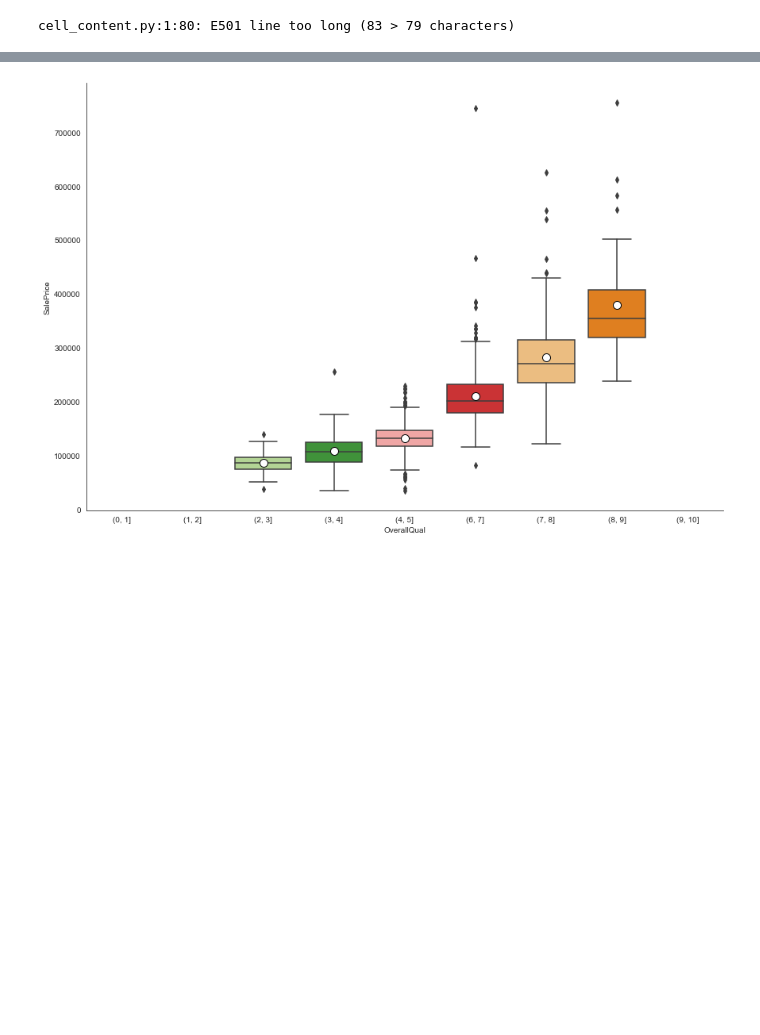
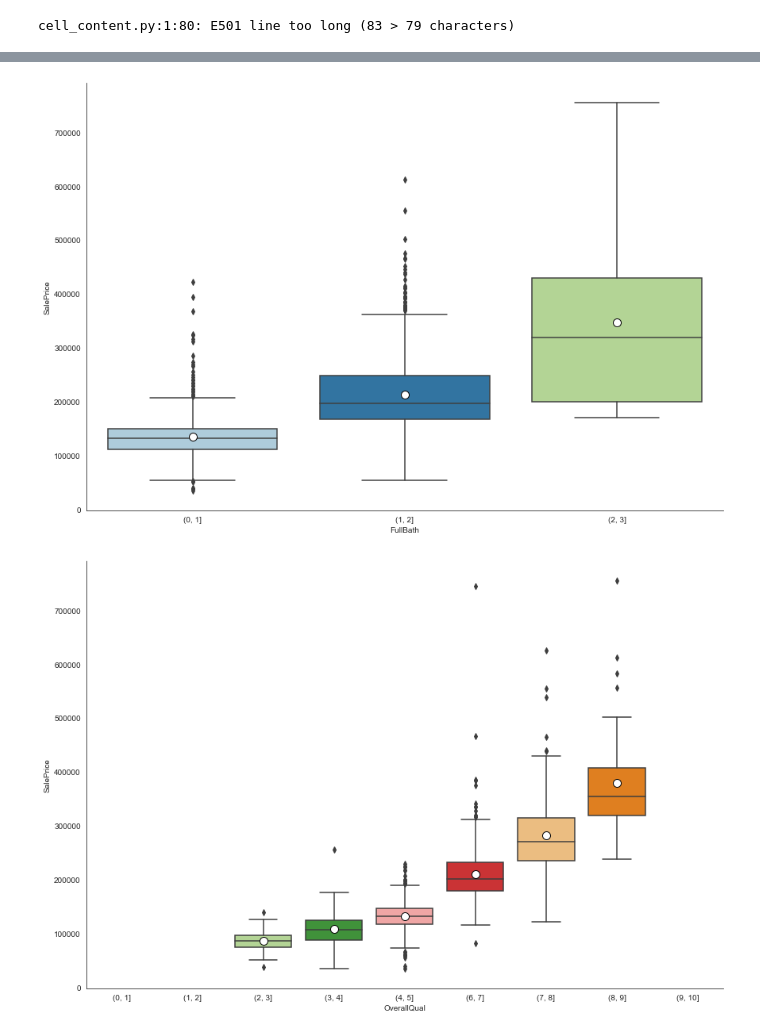
Before and after one commit to Remus9744/P8_Predict_House_Prices, a Jupyter notebook: P8_Notebook_Kaggle.ipynb, the cells around one changed output, grey strips where cells are left out. Drawn from its saved outputs; the diff is of its cells as text; code cells hidden in the pictures; blank space fills up the shorter version.

```diff
--- a/P8_Notebook_Kaggle.ipynb
+++ b/P8_Notebook_Kaggle.ipynb
@@ -1053,3 +1101,33 @@ pep8(_ih)
+# %%
+bins = pd.IntervalIndex.from_tuples([(0, 1), (1, 2), (2, 3)])
+
+cols_x = 'FullBath'
+cols_y = 'SalePrice'
+
+palette = sns.color_palette("Paired")
+
+sns.catplot(data=Data,
+            kind="box",
+            x=pd.cut(Data[cols_x], bins=bins),
+            y=cols_y,
+            ci="sd",
+            # color="#006d77",
+            palette=palette,
+            # alpha=.5,
+            height=8,
+            aspect=1.5,
+            showmeans=True,
+            meanprops={"marker": "o",
+                       "markerfacecolor": "white",
+                       "markeredgecolor": "black",
+                       "markersize": "10"})
+
+plt.savefig('Figures/P8_Boxplot_FullBath_Vs_y.jpg')
+
+
+pep8(_ih)
+# %% [output]
+[figure, added]
 # %%
 bins = pd.IntervalIndex.from_tuples([(0, 1), (1, 2), (2, 3),
                                      (3, 4), (4, 5), (6, 7),
```
Also changed, not shown: parts of 21 cells of this notebook.
